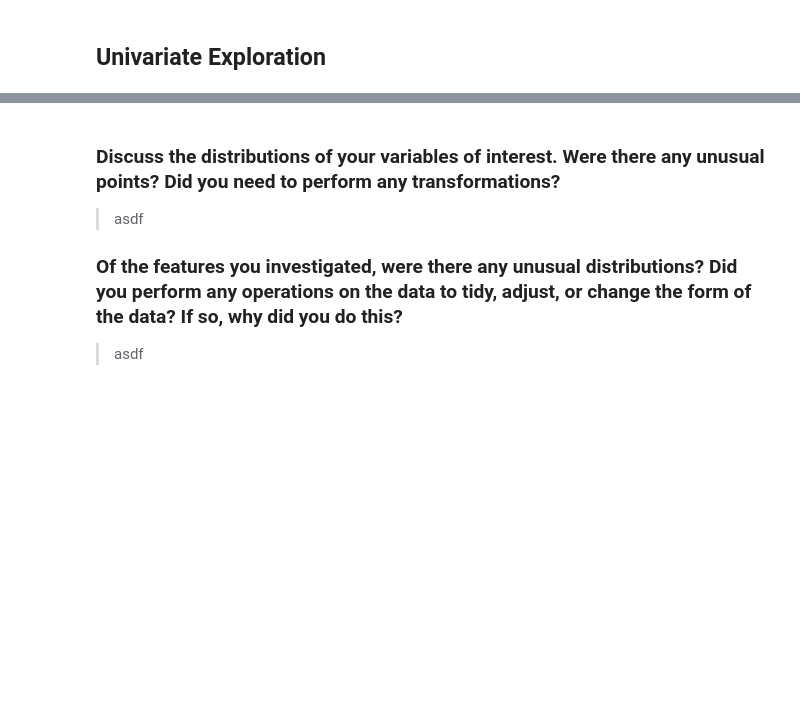
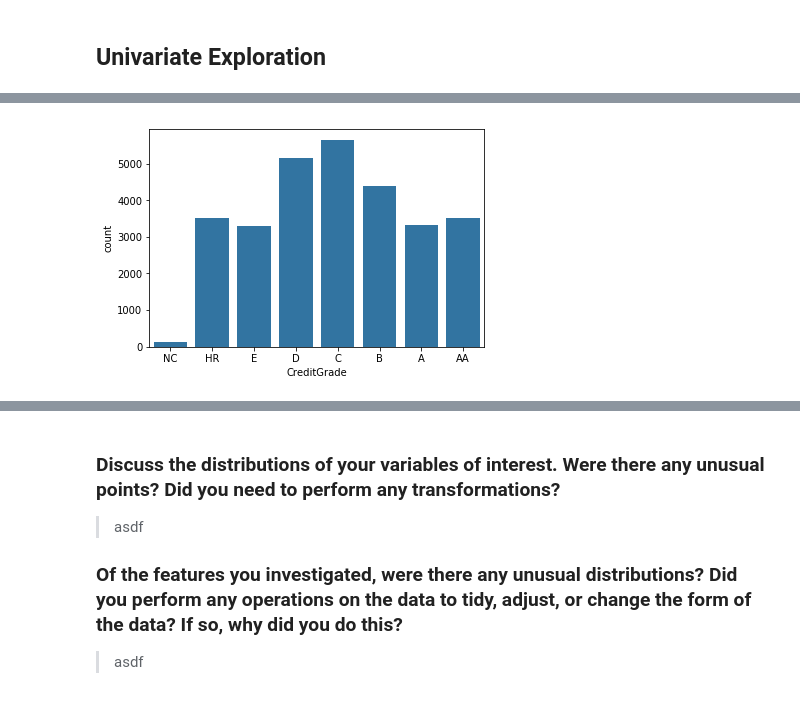
Before and after one commit to deepaksithu/Communicate_Data_Findings_Project, a Jupyter notebook: prosper_loan_data_analysis.ipynb, the cells around one changed output, grey strips where cells are left out. Cells and saved outputs as stored; diff of their text form; code cells hidden in the pictures; blank space fills up the shorter version.

```diff
--- a/prosper_loan_data_analysis.ipynb
+++ b/prosper_loan_data_analysis.ipynb
@@ -358,0 +342,8 @@ prosper.head()
+# %%
+# get base seaborn color to prevent rainbow plots
+base = sns.color_palette()[0]
+# %%
+# bar chart for count of listings by CreditGrate
+sns.countplot(data = prosper, x = 'CreditGrade', color = base);
+# %% [output]
+[figure, added]
```
Also changed, not shown: parts of 19 cells of this notebook.
